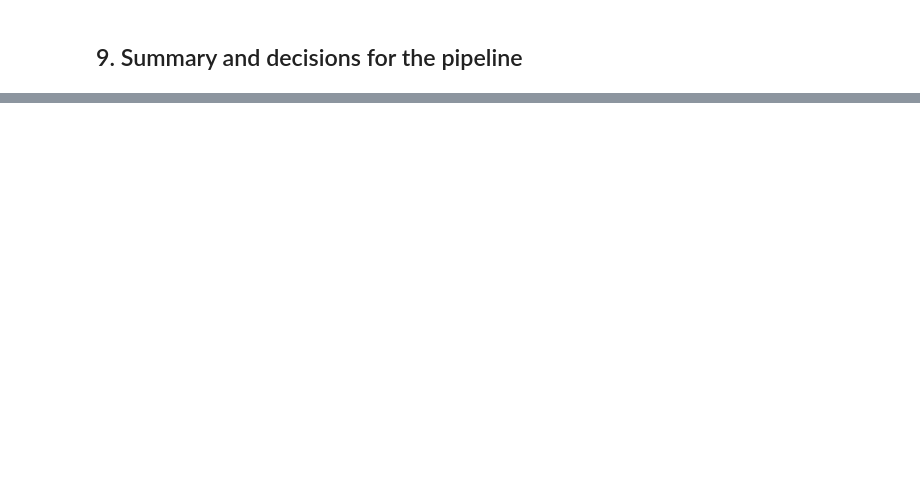
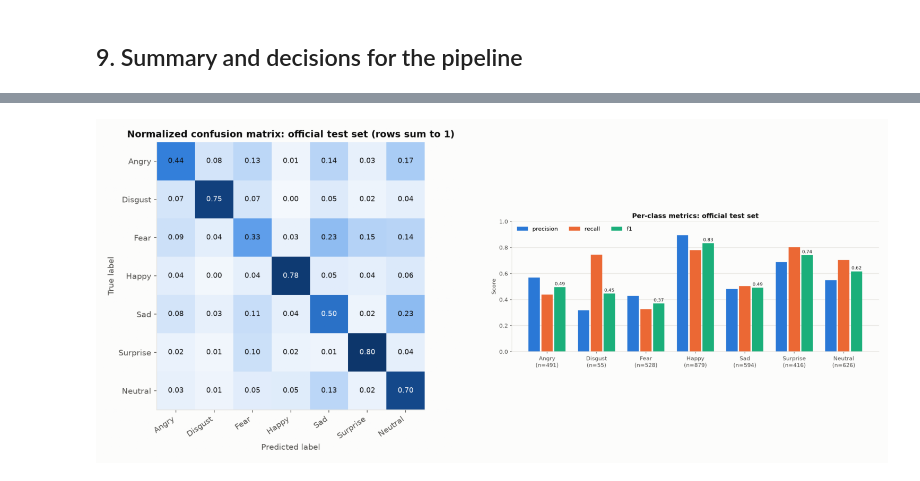
Before and after one commit to Kashish-13/Emotion_Detection_System, a Jupyter notebook: notebooks/eda_and_model_analysis.ipynb, the cells around one changed output, grey strips where cells are left out. Cells and saved outputs as stored; diff of their text form; code cells hidden in the pictures; blank space fills up the shorter version.

Commit message:
docs: finalize model analysis and README

```diff
--- a/notebooks/eda_and_model_analysis.ipynb
+++ b/notebooks/eda_and_model_analysis.ipynb
@@ -403,0 +453,28 @@ These decisions are carried into `src/preprocessing.py` and `src/train.py`.
+# %%
+from src.preprocessing import build_augmenter, compute_class_weights, to_model_input
+from src.data_quality import remove_blank_images
+
+x_tr, y_tr, n_removed = remove_blank_images(*data["train"])
+weights = compute_class_weights(y_tr)
+display(pd.DataFrame({"train images": np.bincount(y_tr), "class weight": [weights[i] for i in range(7)]},
+                     index=EMOTIONS))
+
+batch = to_model_input(x_tr[:6])
+print("model input:", batch.shape, batch.dtype, f"range [{batch.min():.2f}, {batch.max():.2f}]")
+augmenter = build_augmenter()
+fig, axes = plt.subplots(4, 6, figsize=(9, 6.3))
+for col in range(6):
+    axes[0, col].imshow(batch[col, ..., 0], cmap="gray", vmin=0, vmax=1)
+    axes[0, col].set_title(EMOTIONS[y_tr[col]], fontsize=9)
+for row in range(1, 4):
+    aug = np.clip(np.asarray(augmenter(batch, training=True)), 0, 1)
+    for col in range(6):
+        axes[row, col].imshow(aug[col, ..., 0], cmap="gray", vmin=0, vmax=1)
+for ax in axes.ravel():
+    ax.axis("off")
+axes[0, 0].text(-12, 24, "original", rotation=90, va="center", fontsize=9)
+for r in range(1, 4):
+    axes[r, 0].text(-12, 24, f"augmented {r}", rotation=90, va="center", fontsize=9)
+fig.suptitle("Training augmentation: mild, expression-preserving", fontweight="bold")
+save_fig(fig, "augmentation_examples")
+plt.show()
@@ -403,0 +595,7 @@ These decisions are carried into `src/preprocessing.py` and `src/train.py`.
+# %%
+fig, axes = plt.subplots(1, 2, figsize=(14, 6))
+for ax, name in zip(axes, ["confusion_matrix_normalized.png", "per_class_metrics.png"]):
+    ax.imshow(plt.imread(config.RESULTS_DIR / name)); ax.axis("off")
+plt.tight_layout(); plt.show()
+# %% [output]
+[figure, added]
```
Also changed, not shown: parts of 24 cells of this notebook, 2 other files.
